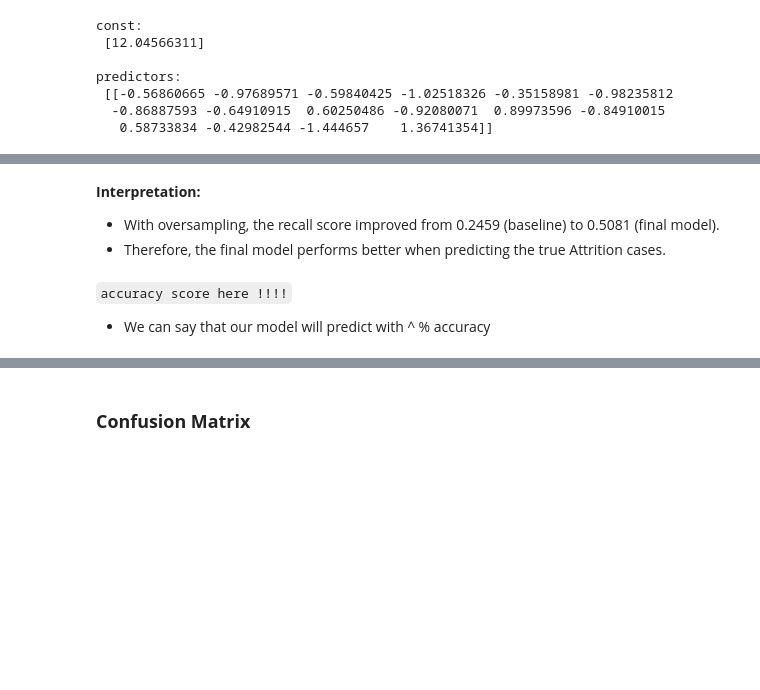
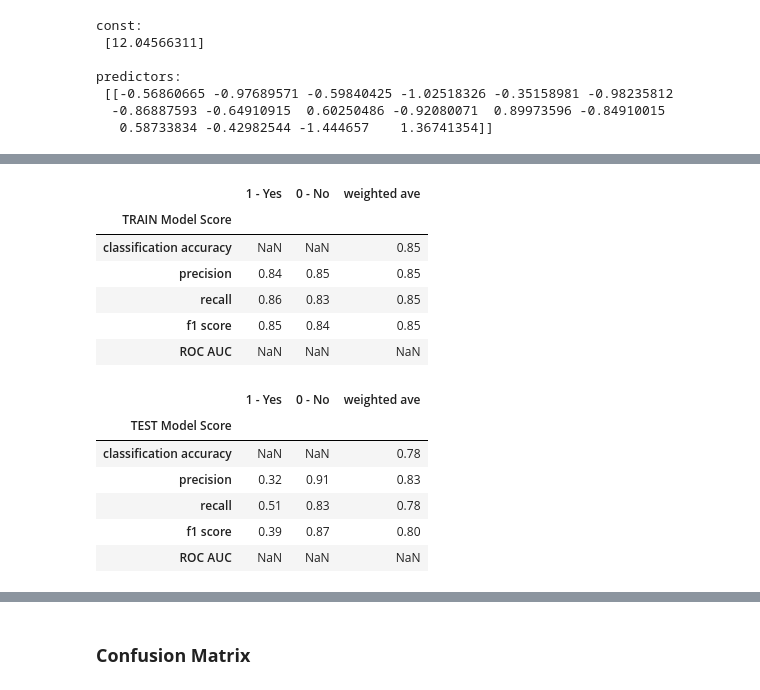
Before and after one commit to LCM-org/group6_BDM, a Jupyter notebook: logistic regression - employee attrition.ipynb, the cells around one changed output, grey strips where cells are left out. Drawn from its saved outputs; the diff is of its cells as text; code cells hidden in the pictures; blank space fills up the shorter version.

````diff
--- a/logistic regression - employee attrition.ipynb
+++ b/logistic regression - employee attrition.ipynb
@@ -889,22 +887,3 @@ model_score_list = ['classification accuracy',
 model_score = pd.DataFrame(pd.Series(model_score_list))
 model_score.set_index(0, inplace=True)
 # model_score
-# %%
-# True / True + False
-# accuracy_score_train = accuracy_score(y_train_final, y_pred_train).round(2)
-# accuracy_score_test = accuracy_score(y_test_final, y_pred_test).round(2)
-
-# model_score = pd.DataFrame(data=[[accuracy_score_train, accuracy_score_test]],columns=['train', 'test'])
-rowIndex = model_score.index[0]
-model_score.loc[rowIndex, 'train'] =accuracy_score(y_train_final, y_pred_train)
-model_score.loc[rowIndex, 'test'] = accuracy_score(y_test_final, y_pred_test)
-model_score
-
-# rowIndex = model_score.index[6]
-# model_score.loc[rowIndex, 'train'] = roc_auc_score(y_train_final, y_pred_train)
-# model_score.loc[rowIndex, 'test'] = roc_auc_score(y_test_final, y_pred_test)
-
-rowIndex = model_score.index[8]
-model_score.loc[rowIndex, 'train'] = recall_score(y_train_final,y_pred_train)
-model_score.loc[rowIndex, 'test'] = recall_score(y_test_final,y_pred_test)
-model_score
@@ -923,4 +889,0 @@ model_score
-# %% [markdown]
-**Interpretation:**
-- With oversampling, the recall score improved from 0.2459 (baseline) to 0.5081 (final model).
-- Therefore, the final model performs better when predicting the true Attrition cases.
@@ -935,3 +890,50 @@ model_score
-# %% [markdown]
-``` accuracy score here !!!! ```
-- We can say that our model will predict with ^ % accuracy
+# %%
+isTrainData = True
+
+for sample_data in list([[y_train_final, y_pred_train], [y_test_final, y_pred_test]]):
+    y_final = sample_data[0]
+    y_pred = sample_data[1]
+
+    rowIndex = model_score.index[0]
+    model_score.loc[rowIndex, '1 - Yes'] = np.nan
+    model_score.loc[rowIndex, '0 - No'] = np.nan
+    model_score.loc[rowIndex, 'weighted ave'] =accuracy_score(y_final, y_pred).round(2)
+    model_score
+
+    rowIndex = model_score.index[1]
+    model_score.loc[rowIndex, '1 - Yes'] = precision_score(y_final,y_pred, pos_label=1).round(2)
+    model_score.loc[rowIndex, '0 - No'] = precision_score(y_final,y_pred, pos_label=0).round(2)
+    model_score.loc[rowIndex, 'weighted ave'] = precision_score(y_final,y_pred, average='weighted').round(2)
+
+    rowIndex = model_score.index[2]
+    model_score.loc[rowIndex, '1 - Yes'] = recall_score(y_final,y_pred, pos_label=1).round(2)
+    model_score.loc[rowIndex, '0 - No'] = recall_score(y_final,y_pred, pos_label=0).round(2)
+    model_score.loc[rowIndex, 'weighted ave'] = recall_score(y_final,y_pred, average='weighted').round(2)
+
+    rowIndex = model_score.index[3]
+    model_score.loc[rowIndex, '1 - Yes'] = f1_score(y_final,y_pred, pos_label=1).round(2)
+    model_score.loc[rowIndex, '0 - No'] = f1_score(y_final,y_pred, pos_label=0).round(2)
+    model_score.loc[rowIndex, 'weighted ave'] = f1_score(y_final,y_pred, average='weighted').round(2)
+
+    if isTrainData:
+        model_score.index.name = 'TRAIN Model Score'
+    else:
+        model_score.index.name = 'TEST Model Score'
+
+    display(model_score)
+    isTrainData =  False
+# %% [output]
+|  | 1 - Yes | 0 - No | weighted ave |
+| TRAIN Model Score |  |  |  |
+| classification accuracy | NaN | NaN | 0.85 |
+| precision | 0.84 | 0.85 | 0.85 |
+| recall | 0.86 | 0.83 | 0.85 |
+| f1 score | 0.85 | 0.84 | 0.85 |
+| ROC AUC | NaN | NaN | NaN |
+|  | 1 - Yes | 0 - No | weighted ave |
+| TEST Model Score |  |  |  |
+| classification accuracy | NaN | NaN | 0.78 |
+| precision | 0.32 | 0.91 | 0.83 |
+| recall | 0.51 | 0.83 | 0.78 |
+| f1 score | 0.39 | 0.87 | 0.80 |
+| ROC AUC | NaN | NaN | NaN |
````
Also changed, not shown: parts of 13 cells of this notebook.
